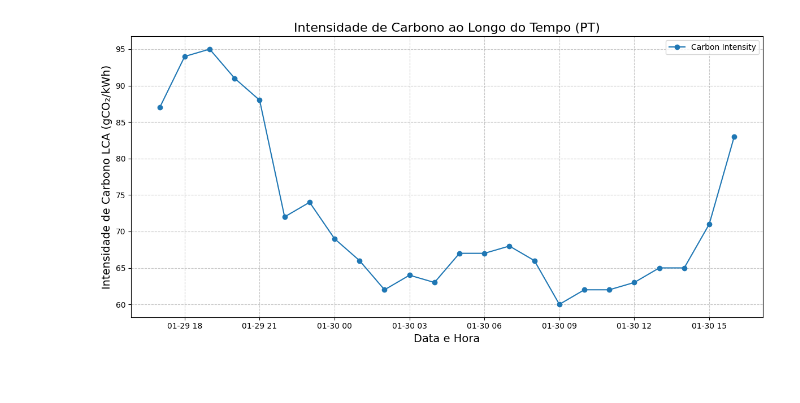
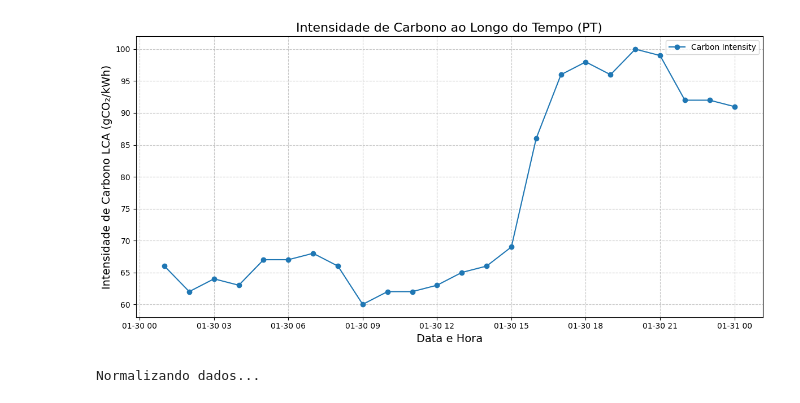
Before and after one commit to guilhermegranchopro/Eco-AI.ly-Models, a Jupyter notebook: LSTM/Live_Predictions_LSTM.ipynb, the cells around one changed output. Saved outputs shown, nothing was run; the diff lists cells and outputs as text; code cells hidden in the pictures.

```diff
--- a/LSTM/Live_Predictions_LSTM.ipynb
+++ b/LSTM/Live_Predictions_LSTM.ipynb
@@ -50,0 +52,15 @@ Dados de Intensidade de Carbono (LCA):
+# %%
+# Função para obter os últimos 24 valores de LCA via API
+def obter_dados_api():
+    response = requests.get(URL, headers=HEADERS)
+    if response.status_code == 200:
+        data = response.json()['history']
+        df = pd.DataFrame(data)
+        df['datetime'] = pd.to_datetime(df['datetime'])  # Converter timestamps
+        df = df.sort_values(by='datetime', ascending=True)  # Garantir ordem temporal
+        df = df[['datetime', 'carbonIntensity']]  # Selecionar colunas relevantes
+        df.rename(columns={'carbonIntensity': 'LCA'}, inplace=True)
+        return df.tail(24)  # Retornar as últimas 24 horas
+    else:
+        print(f"Erro ao acessar API: {response.status_code}")
+        return None
@@ -50,0 +84,5 @@ Dados de Intensidade de Carbono (LCA):
+# %%
+# Executar o pipeline
+print("Obtendo dados ao vivo...")
+df_dados_atuais = obter_dados_api()
+df_dados_atuais
@@ -51,35 +112,19 @@ Dados de Intensidade de Carbono (LCA):
 # %%
-import matplotlib.pyplot as plt
-
-# Verificando o status da resposta
-if response.status_code == 200:
-    # Convertendo para JSON
-    data = response.json()
-
-    # Criando um DataFrame com os dados
-    if "history" in data:
-        df = pd.DataFrame(data["history"])
-
-        # Convertendo a coluna de datetime para um formato utilizável
-        df['datetime'] = pd.to_datetime(df['datetime'])
-
-        # Configurando o índice do DataFrame para datetime
-        df.set_index('datetime', inplace=True)
-
-        # Plotando os dados
-        plt.figure(figsize=(12, 6))
-        plt.plot(df.index, df['carbonIntensity'], marker='o', linestyle='-', label='Carbon Intensity')
-        plt.title("Intensidade de Carbono ao Longo do Tempo (PT)", fontsize=16)
-        plt.xlabel("Data e Hora", fontsize=14)
-        plt.ylabel("Intensidade de Carbono LCA (gCO₂/kWh)", fontsize=14)
-        plt.grid(True, linestyle='--', alpha=0.7)
-        plt.legend()
-        plt.tight_layout()
-        plt.show()
-    else:
-        print("A chave 'history' não foi encontrada nos dados retornados.")
-else:
-    print(f"Erro: {response.status_code}")
-    print(response.text)  # Mensagem detalhada do erro
+# Plotando os dados
+plt.figure(figsize=(12, 6))
+plt.plot(df_dados_atuais['datetime'], df_dados_atuais['LCA'], marker='o', linestyle='-', label='Carbon Intensity')
+plt.title("Intensidade de Carbono ao Longo do Tempo (PT)", fontsize=16)
+plt.xlabel("Data e Hora", fontsize=14)
+plt.ylabel("Intensidade de Carbono LCA (gCO₂/kWh)", fontsize=14)
+plt.grid(True, linestyle='--', alpha=0.7)
+plt.legend()
+plt.tight_layout()
+plt.show()
 # %% [output]
-[figure, old version]
+[figure, new version]
+# %%
+print("Normalizando dados...")
+scaler = MinMaxScaler()
+df_dados_atuais = normalizar_dados(df_dados_atuais, scaler)
+# %% [output]
+Normalizando dados...
```
Also changed, not shown: parts of 14 cells of this notebook.
